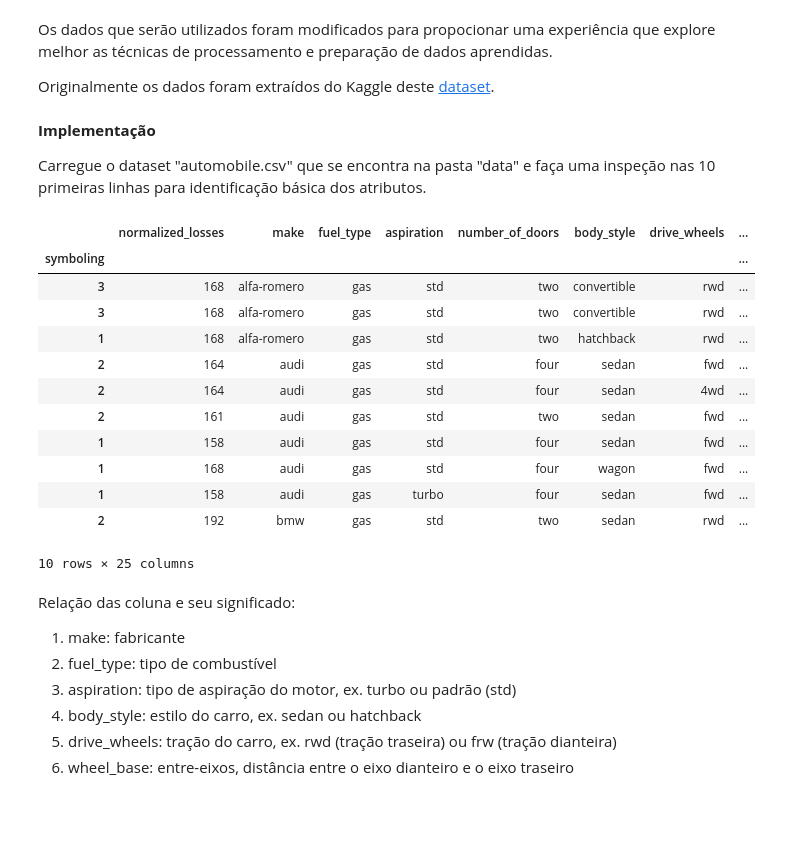
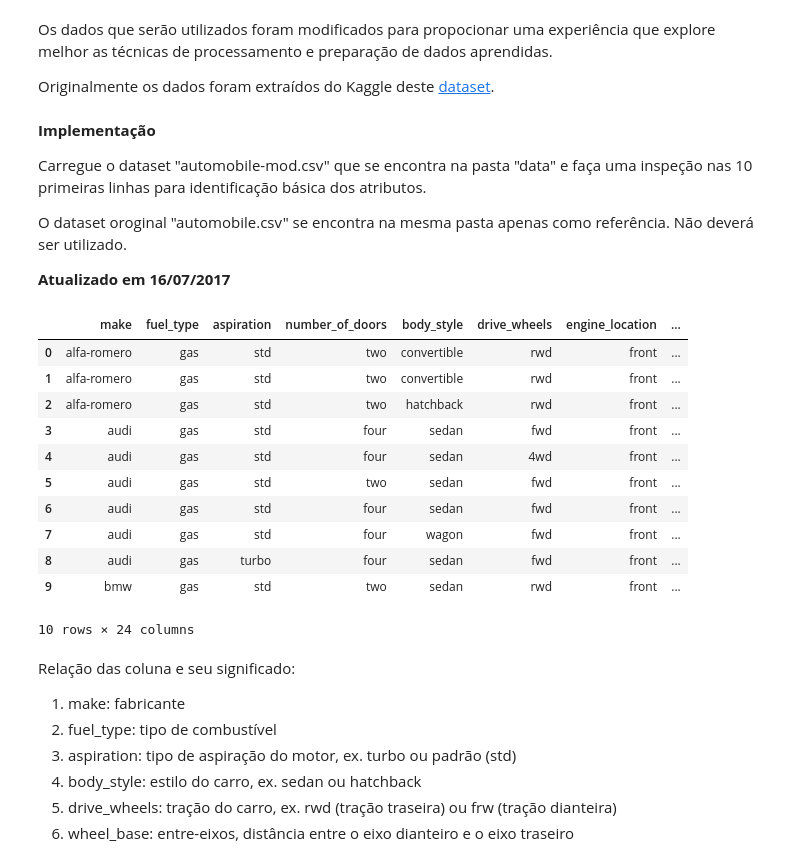
Before and after one commit to GabrielDias/python, a Jupyter notebook: projeto-final/automobile-price-prediction.ipynb, the cells around one changed output. Cells and saved outputs as stored; diff of their text form; code cells hidden in the pictures; blank space fills up the shorter version.

```diff
--- a/projeto-final/automobile-price-prediction.ipynb
+++ b/projeto-final/automobile-price-prediction.ipynb
@@ -38,7 +38,11 @@ Originalmente os dados foram extraídos do Kaggle deste [dataset](https://www.ka
 # %% [markdown]
 **Implementação**
 
-Carregue o dataset "automobile.csv" que se encontra na pasta "data" e faça uma inspeção nas 10 primeiras linhas para identificação básica dos atributos.
+Carregue o dataset "automobile-mod.csv" que se encontra na pasta "data" e faça uma inspeção nas 10 primeiras linhas para identificação básica dos atributos.
+
+O dataset oroginal "automobile.csv" se encontra na mesma pasta apenas como referência. Não deverá ser utilizado.
+
+**Atualizado em 16/07/2017**
 # %%
 import seaborn as sns
 import matplotlib.pyplot as plt
@@ -48,22 +52,21 @@ import numpy as np
 %matplotlib inline
 # %%
 #IMPLEMENTAR
-df_auto = pd.read_csv("data/automobile.csv", index_col=0)
+df_auto = pd.read_csv("data/automobile-mod.csv", sep=";")
 df_auto.head(10)
 # %% [output]
-|  | normalized_losses | make | fuel_type | aspiration | number_of_doors | body_style | drive_wheels | ... |
-| symboling |  |  |  |  |  |  |  | ... |
-| 3 | 168 | alfa-romero | gas | std | two | convertible | rwd | ... |
-| 3 | 168 | alfa-romero | gas | std | two | convertible | rwd | ... |
-| 1 | 168 | alfa-romero | gas | std | two | hatchback | rwd | ... |
-| 2 | 164 | audi | gas | std | four | sedan | fwd | ... |
-| 2 | 164 | audi | gas | std | four | sedan | 4wd | ... |
-| 2 | 161 | audi | gas | std | two | sedan | fwd | ... |
-| 1 | 158 | audi | gas | std | four | sedan | fwd | ... |
-| 1 | 168 | audi | gas | std | four | wagon | fwd | ... |
-| 1 | 158 | audi | gas | turbo | four | sedan | fwd | ... |
-| 2 | 192 | bmw | gas | std | two | sedan | rwd | ... |
+|  | make | fuel_type | aspiration | number_of_doors | body_style | drive_wheels | engine_location | ... |
+| 0 | alfa-romero | gas | std | two | convertible | rwd | front | ... |
+| 1 | alfa-romero | gas | std | two | convertible | rwd | front | ... |
+| 2 | alfa-romero | gas | std | two | hatchback | rwd | front | ... |
+| 3 | audi | gas | std | four | sedan | fwd | front | ... |
+| 4 | audi | gas | std | four | sedan | 4wd | front | ... |
+| 5 | audi | gas | std | two | sedan | fwd | front | ... |
+| 6 | audi | gas | std | four | sedan | fwd | front | ... |
+| 7 | audi | gas | std | four | wagon | fwd | front | ... |
+| 8 | audi | gas | turbo | four | sedan | fwd | front | ... |
+| 9 | bmw | gas | std | two | sedan | rwd | front | ... |
-10 rows × 25 columns
+10 rows × 24 columns
 # %% [markdown]
 Relação das coluna e seu significado:
 
```
Also changed, not shown: parts of 57 cells of this notebook.
